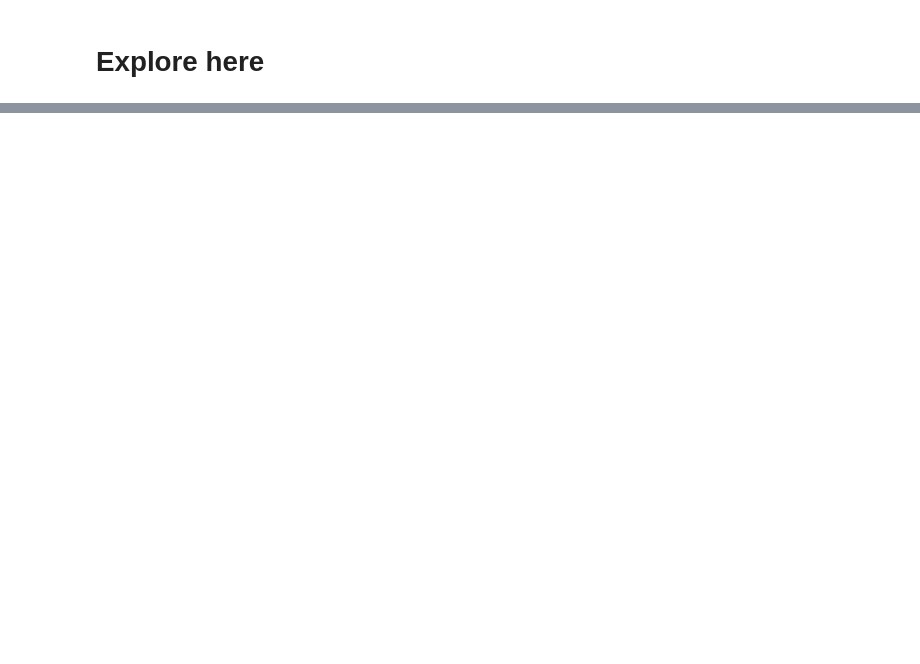
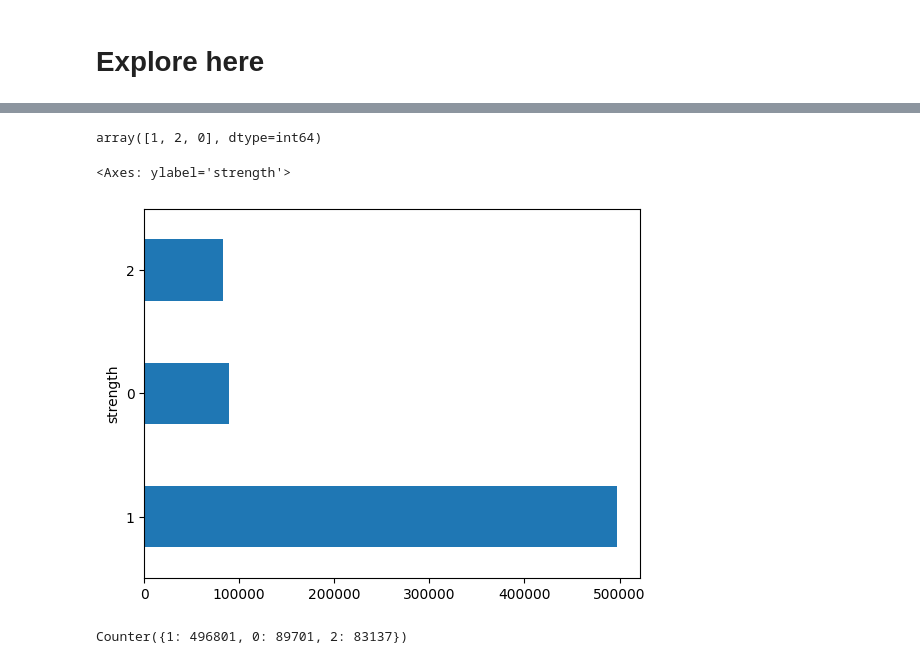
Before and after one commit to leandro-reguero/streamlit-project, a Jupyter notebook: src/explore.ipynb, the cells around one changed output, grey strips where cells are left out. Drawn from its saved outputs; the diff is of its cells as text; code cells hidden in the pictures; blank space fills up the shorter version.

```diff
--- a/src/explore.ipynb
+++ b/src/explore.ipynb
@@ -33,4 +34,4 @@ sys.executable
 # %%
-df = pd.read_csv(r"C:\Users\34616\Documents\4GEEKS\datos_gordos\password_strength.csv", sep=",")
+df = pd.read_csv(r"C:\Users\34616\Documents\4GEEKS\datos_gordos\password_strength.csv", sep=",", on_bad_lines='skip') # type: ignore
 df.head()
 # %% [output]
@@ -37,0 +44,11 @@ ParserError: Error tokenizing data. C error: Expected 2 fields in line 2810, saw
+# %%
+df = df.dropna()
+# %%
+df['strength'].unique()
+# %% [output]
+array([1, 2, 0], dtype=int64)
+# %%
+df['strength'].value_counts().plot(kind='barh')
+# %% [output]
+<Axes: ylabel='strength'>
+[figure, added]
@@ -37,0 +68,5 @@ ParserError: Error tokenizing data. C error: Expected 2 fields in line 2810, saw
+# %%
+counter = Counter(y)
+counter
+# %% [output]
+Counter({1: 496801, 0: 89701, 2: 83137})
```
Also changed, not shown: parts of 18 cells of this notebook.
